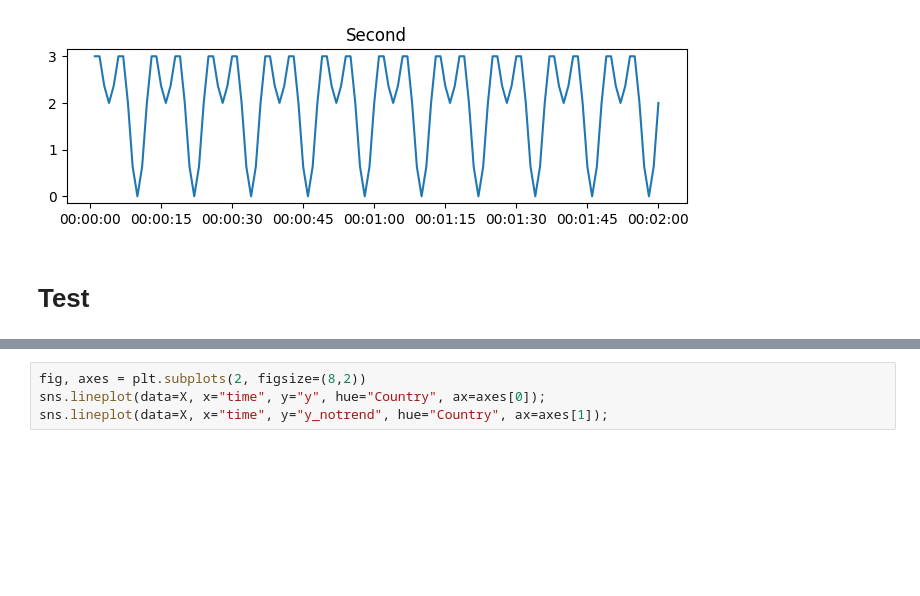
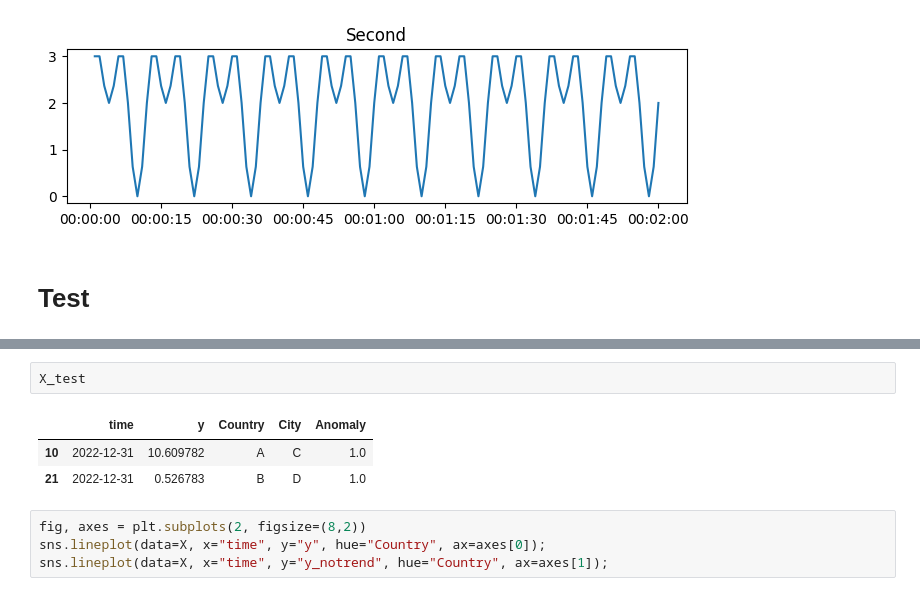
Before and after one commit to Hasan-Basri-Akcay/akrule, a Jupyter notebook: notebooks/test.ipynb, the cells around one changed output, grey strips where cells are left out. Cells and saved outputs as stored; diff of their text form; blank space fills up the shorter version.

```diff
--- a/notebooks/test.ipynb
+++ b/notebooks/test.ipynb
@@ -438,3 +488,9 @@ model.predict(X_test.drop(["y"], axis=1))
+# %%
+X_test
+# %% [output]
+|  | time | y | Country | City | Anomaly |
+| 10 | 2022-12-31 | 10.609782 | A | C | 1.0 |
+| 21 | 2022-12-31 | 0.526783 | B | D | 1.0 |
 # %%
 fig, axes = plt.subplots(2, figsize=(8,2))
 sns.lineplot(data=X, x="time", y="y", hue="Country", ax=axes[0]);
```
Also changed, not shown: parts of 5 cells of this notebook.
